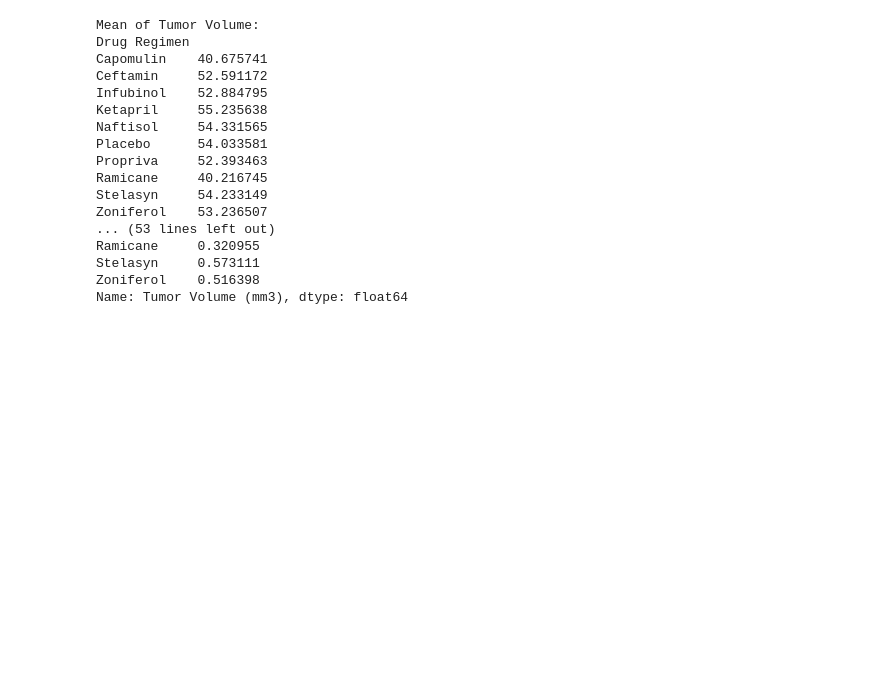
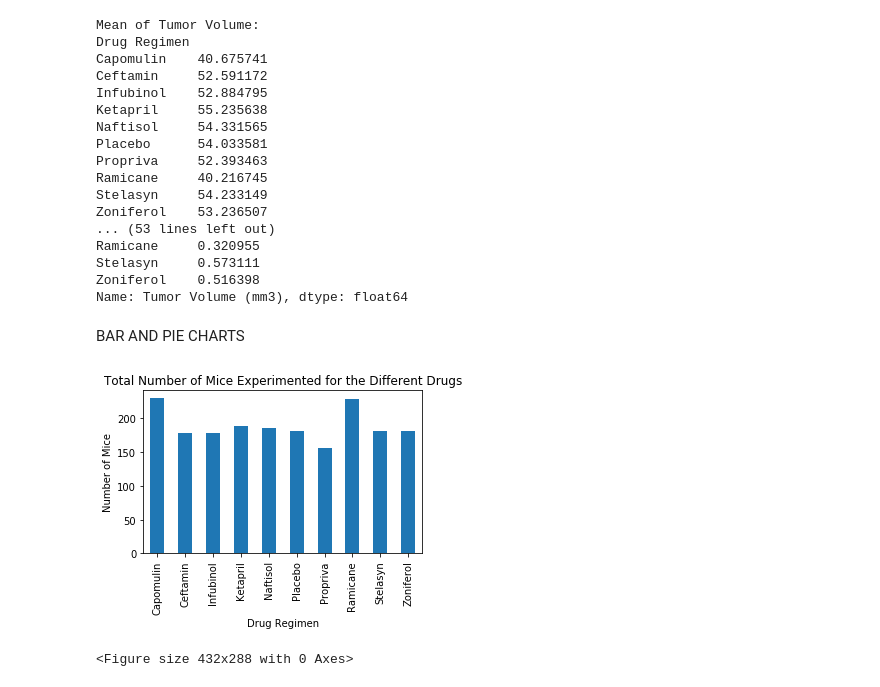
Before and after one commit to annabelcheong/matplotlib, a Jupyter notebook: pymaceuticals.ipynb, the cells around one changed output. Cells and saved outputs as stored; diff of their text form; code cells hidden in the pictures; blank space fills up the shorter version.

Commit message:
bar plot showing total number of mice using pandas completed

```diff
--- a/pymaceuticals.ipynb
+++ b/pymaceuticals.ipynb
@@ -151,3 +151,25 @@ Ramicane     0.320955
 Stelasyn     0.573111
 Zoniferol    0.516398
 Name: Tumor Volume (mm3), dtype: float64
+# %% [markdown]
+BAR AND PIE CHARTS
+# %%
+# Generate a bar plot showing the total number of mice for each treatment throughout the course of the study using pandas.
+
+#Count number of nice in each Drug Regimen category
+regimen_total_mice=regimen.count()["Mouse ID"]
+regimen_total_mice
+
+#Use DataFrame.plot() in order to create a bar chart of the data
+regimen_total_mice.plot(kind="bar", figsize=(5,3))
+
+# Set a title for the chart
+plt.title("Total Number of Mice Experimented for the Different Drugs")
+plt.ylabel("Number of Mice");
+#Show plot
+plt.show()
+#Layout
+plt.tight_layout()
+# %% [output]
+[figure, added]
+<Figure size 432x288 with 0 Axes>
```
